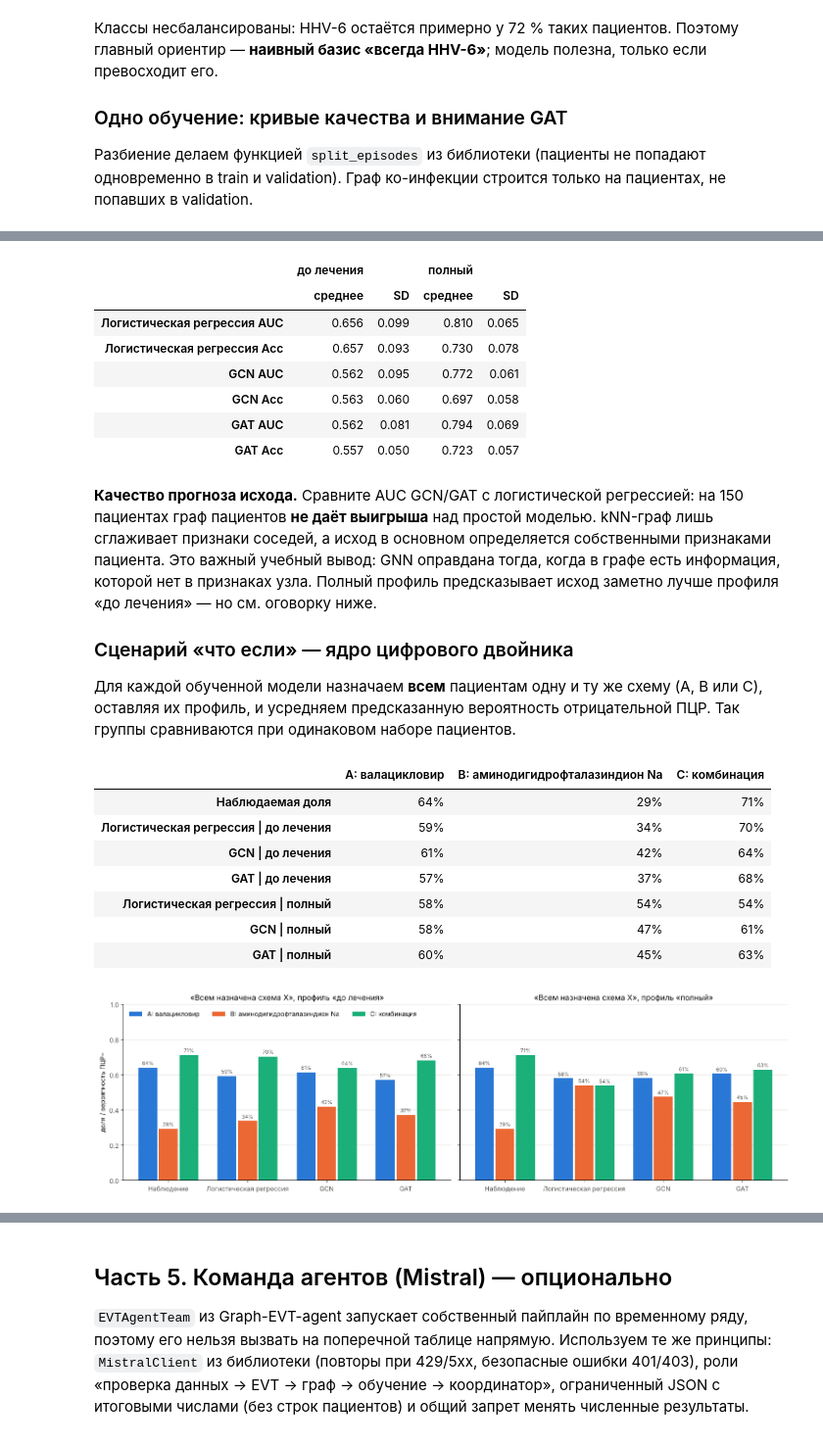
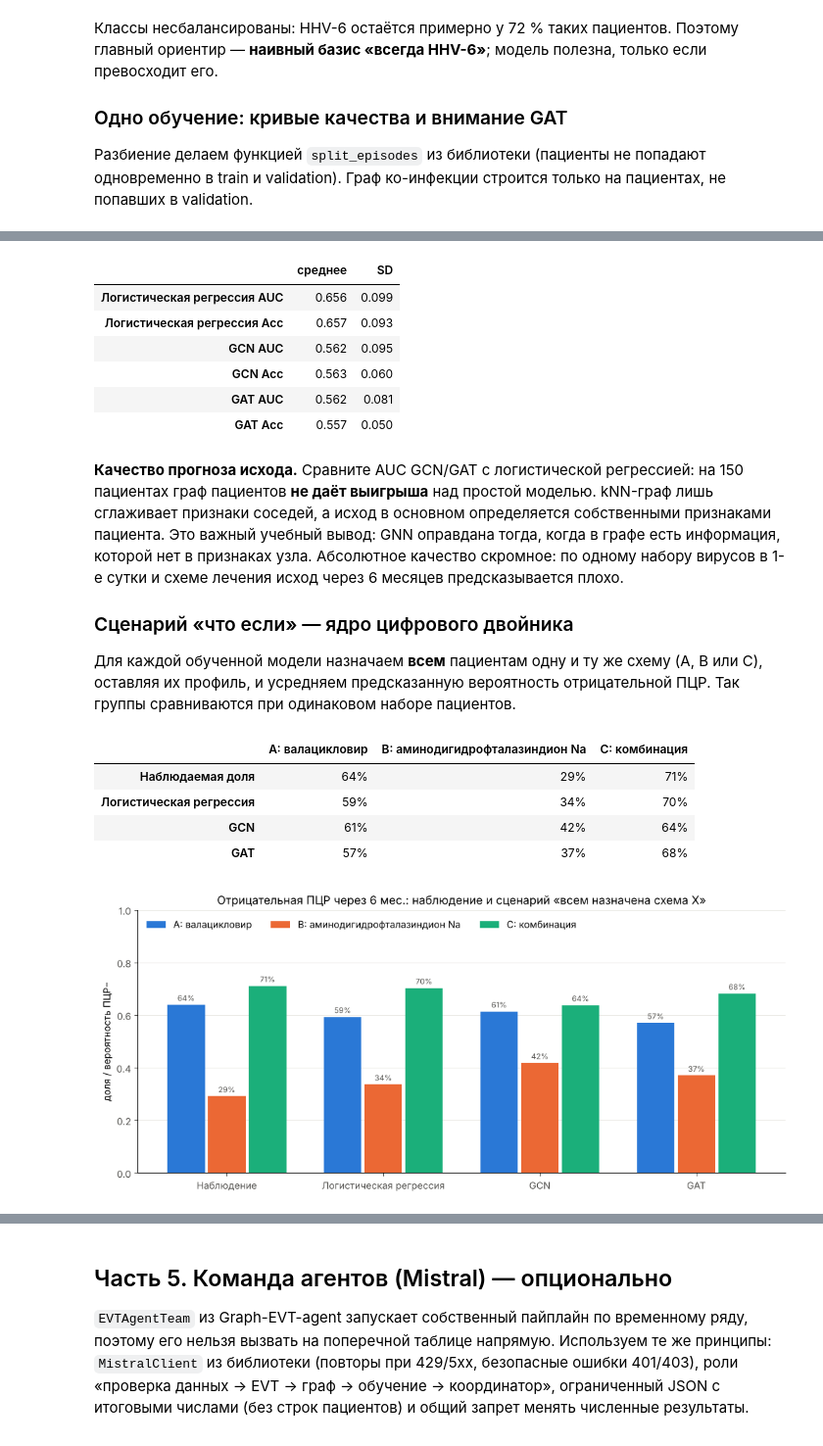
Before and after one commit to D2718281828nis/ML-machinelearning_fundamentals, a Jupyter notebook: GNN Graph-EVT-agent digital twin tonsillopharyngitis.ipynb, the cells around one changed output, grey strips where cells are left out. Shown at 98% size. Saved outputs shown, nothing was run; the diff lists cells and outputs as text; code cells hidden in the pictures.

```diff
--- a/GNN Graph-EVT-agent digital twin tonsillopharyngitis.ipynb
+++ b/GNN Graph-EVT-agent digital twin tonsillopharyngitis.ipynb
@@ -668,10 +723,6 @@ from sklearn.model_selection import StratifiedShuffleSplit
 from sklearn.neighbors import kneighbors_graph
 from torch_geometric.nn import GATv2Conv, GCNConv
 
-PROFILES = {
-    "до лечения": D1,
-    "полный": np.column_stack([D1, df["nf1"], df["edge_weights"], df["nf2"] - 36.6]),
-}
 therapy = np.eye(3)[df["class"].to_numpy() - 1]
 y_np = df["pcr_negative_6m"].astype(int).to_numpy()
 y = torch.tensor(y_np)
@@ -688,8 +739,7 @@ def patient_graph(profile: np.ndarray, k: int = 6):
     return np.column_stack([profile_z, therapy]), edges, knn
 
 
-for name, profile in PROFILES.items():
-    X_np, edges, knn = patient_graph(profile)
-    print(f"Профиль «{name}»: узлов {len(X_np)}, рёбер {edges.shape[1] // 2}, признаков {X_np.shape[1]}, "
-          f"гомофилия по исходу {(y_np[knn.row] == y_np[knn.col]).mean():.2f}")
+X_np, edges, knn = patient_graph(D1)
+print(f"Узлов {len(X_np)}, рёбер {edges.shape[1] // 2}, признаков {X_np.shape[1]}, "
+      f"гомофилия по исходу {(y_np[knn.row] == y_np[knn.col]).mean():.2f}")
 # %% [output]
@@ -787,28 +836,23 @@ def run_profile(profile: np.ndarray, n_splits: int = 10):
     return pd.DataFrame(metrics), pd.DataFrame(whatif)
 
 
-pyg_metrics, pyg_whatif = {}, {}
-for name, profile in PROFILES.items():
-    pyg_metrics[name], pyg_whatif[name] = run_profile(profile)
-
-pyg_table = pd.concat({name: frame.agg(["mean", "std"]).T.rename(columns={"mean": "среднее", "std": "SD"})
-                       for name, frame in pyg_metrics.items()}, axis=1)
+pyg_metrics, pyg_whatif = run_profile(D1)
+pyg_table = pyg_metrics.agg(["mean", "std"]).T.rename(columns={"mean": "среднее", "std": "SD"})
 pyg_table
 # %% [output]
-|  | до лечения |  | полный |  |
-|  | среднее | SD | среднее | SD |
-| Логистическая регрессия AUC | 0.656 | 0.099 | 0.810 | 0.065 |
-| Логистическая регрессия Acc | 0.657 | 0.093 | 0.730 | 0.078 |
-| GCN AUC | 0.562 | 0.095 | 0.772 | 0.061 |
-| GCN Acc | 0.563 | 0.060 | 0.697 | 0.058 |
-| GAT AUC | 0.562 | 0.081 | 0.794 | 0.069 |
-| GAT Acc | 0.557 | 0.050 | 0.723 | 0.057 |
+|  | среднее | SD |
+| Логистическая регрессия AUC | 0.656 | 0.099 |
+| Логистическая регрессия Acc | 0.657 | 0.093 |
+| GCN AUC | 0.562 | 0.095 |
+| GCN Acc | 0.563 | 0.060 |
+| GAT AUC | 0.562 | 0.081 |
+| GAT Acc | 0.557 | 0.050 |
 # %% [markdown]
 **Качество прогноза исхода.** Сравните AUC GCN/GAT с логистической регрессией: на 150 пациентах граф
 пациентов **не даёт выигрыша** над простой моделью. kNN-граф лишь сглаживает признаки соседей, а исход в
 основном определяется собственными признаками пациента. Это важный учебный вывод: GNN оправдана тогда,
-когда в графе есть информация, которой нет в признаках узла. Полный профиль предсказывает исход заметно лучше
-профиля «до лечения» — но см. оговорку ниже.
+когда в графе есть информация, которой нет в признаках узла. Абсолютное качество скромное: по одному набору
+вирусов в 1-е сутки и схеме лечения исход через 6 месяцев предсказывается плохо.
 
 ### Сценарий «что если» — ядро цифрового двойника
 
@@ -818,35 +862,29 @@ pyg_table
 # %%
 observed = df.groupby("group")["pcr_negative_6m"].mean()
 MODELS = ["Логистическая регрессия", "GCN", "GAT"]
 summary = {"Наблюдаемая доля": observed.to_numpy()}
-for profile_name, frame in pyg_whatif.items():
-    for model_name in MODELS:
-        summary[f"{model_name} | {profile_name}"] = [frame[f"{model_name} {g}"].mean() for g in "ABC"]
+for model_name in MODELS:
+    summary[model_name] = [pyg_whatif[f"{model_name} {g}"].mean() for g in "ABC"]
 summary = pd.DataFrame(summary, index=[GROUP_NAMES[g] for g in "ABC"]).T
 display(summary.style.format("{:.0%}").background_gradient(cmap="Blues", axis=None, vmin=0, vmax=1))
 
-fig, axes = plt.subplots(1, 2, figsize=(15, 4.4), constrained_layout=True, sharey=True)
-for ax, profile_name in zip(axes, PROFILES):
-    rows = ["Наблюдаемая доля"] + [f"{m} | {profile_name}" for m in MODELS]
-    positions = np.arange(len(rows))
-    for k, group in enumerate("ABC"):
-        values = summary.loc[rows].iloc[:, k].to_numpy()
-        bars = ax.bar(positions + (k - 1) * 0.26, values, 0.24, color=GROUP_COLORS[group],
-                      label=GROUP_NAMES[group])
-        ax.bar_label(bars, labels=[f"{v:.0%}" for v in values], fontsize=8, color=MUTED, padding=2)
-    ax.set_xticks(positions, ["Наблюдение"] + MODELS)
-    ax.set(ylim=(0, 1), title=f"«Всем назначена схема X», профиль «{profile_name}»")
-    style(ax)
-axes[0].set_ylabel("доля / вероятность ПЦР−")
-axes[0].legend(frameon=False, ncol=3, loc="upper left")
+fig, ax = plt.subplots(figsize=(10, 4.4), constrained_layout=True)
+positions = np.arange(len(summary))
+for k, group in enumerate("ABC"):
+    values = summary.iloc[:, k].to_numpy()
+    bars = ax.bar(positions + (k - 1) * 0.26, values, 0.24, color=GROUP_COLORS[group],
+                  label=GROUP_NAMES[group])
+    ax.bar_label(bars, labels=[f"{v:.0%}" for v in values], fontsize=8, color=MUTED, padding=2)
+ax.set_xticks(positions, ["Наблюдение"] + MODELS)
+ax.set(ylim=(0, 1), ylabel="доля / вероятность ПЦР−",
+       title="Отрицательная ПЦР через 6 мес.: наблюдение и сценарий «всем назначена схема X»")
+ax.legend(frameon=False, ncol=3, loc="upper left")
+style(ax)
 plt.show()
 # %% [output]
 |  | A: валацикловир | B: аминодигидрофталазиндион Na | C: комбинация |
 | Наблюдаемая доля | 64% | 29% | 71% |
-| Логистическая регрессия | до лечения | 59% | 34% | 70% |
-| GCN | до лечения | 61% | 42% | 64% |
-| GAT | до лечения | 57% | 37% | 68% |
-| Логистическая регрессия | полный | 58% | 54% | 54% |
-| GCN | полный | 58% | 47% | 61% |
-| GAT | полный | 60% | 45% | 63% |
+| Логистическая регрессия | 59% | 34% | 70% |
+| GCN | 61% | 42% | 64% |
+| GAT | 57% | 37% | 68% |
-[figure, old version]
+[figure, new version]
```
Also changed, not shown: parts of 24 cells of this notebook.
